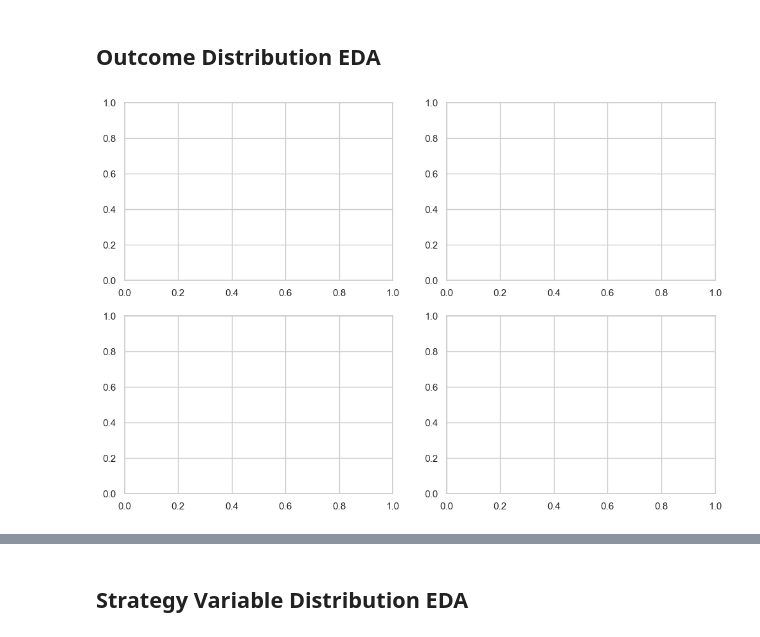
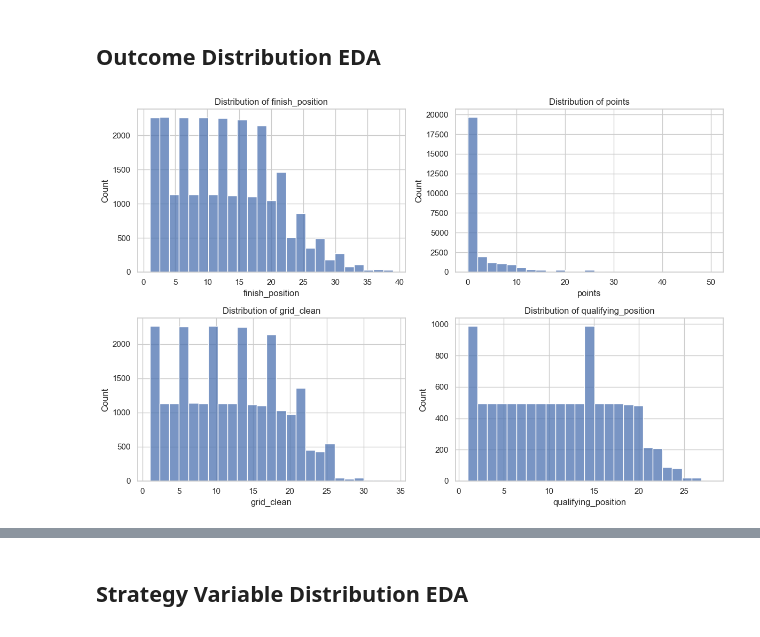
Before and after one commit to blackpaigestone/f1-worldchamp, a Jupyter notebook: 05_distribution_shape_and_dimensionality.ipynb, the cells around one changed output, grey strips where cells are left out. Cells and saved outputs as stored; diff of their text form; code cells hidden in the pictures.

```diff
--- a/05_distribution_shape_and_dimensionality.ipynb
+++ b/05_distribution_shape_and_dimensionality.ipynb
@@ -155,6 +148,31 @@ OUTCOME_VARS = [
-# %%
-df_outcomes[OUTCOME_VARS].describe()
-fig, axes = plt.subplots(2, 2, figsize=(12, 8))
-# %% [output]
-[figure, removed]
+# %%
+OUTCOME_VARS = [
+    "finish_position",
+    "points",
+    "grid_clean",
+    "qualifying_position"
+]
+
+outcome_plot_df = df_outcomes[OUTCOME_VARS].copy()
+
+fig, axes = plt.subplots(2, 2, figsize=(12, 8))
+axes = axes.flatten()
+
+for ax, col in zip(axes, OUTCOME_VARS):
+    series = pd.to_numeric(outcome_plot_df[col], errors="coerce").dropna()
+
+    # use discrete bins for discrete variables
+    if col in ["finish_position", "points", "grid_clean", "qualifying_position"]:
+        sns.histplot(series, bins=min(series.nunique(), 25), kde=False, ax=ax)
+    else:
+        sns.histplot(series, kde=True, ax=ax)
+
+    ax.set_title(f"Distribution of {col}")
+    ax.set_xlabel(col)
+    ax.set_ylabel("Count")
+
+plt.tight_layout()
+plt.show()
+# %% [output]
+[figure, added]
 # %%
```
Also changed, not shown: parts of 38 cells of this notebook.
